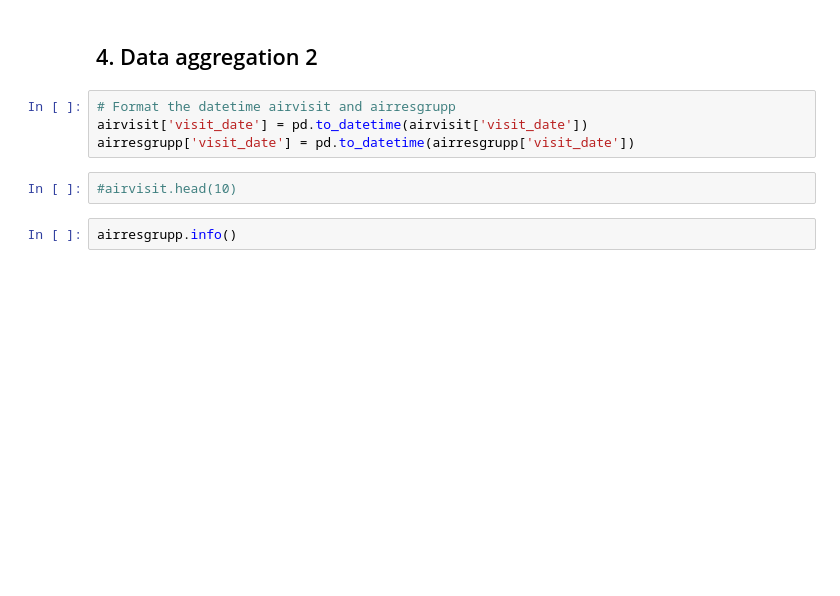
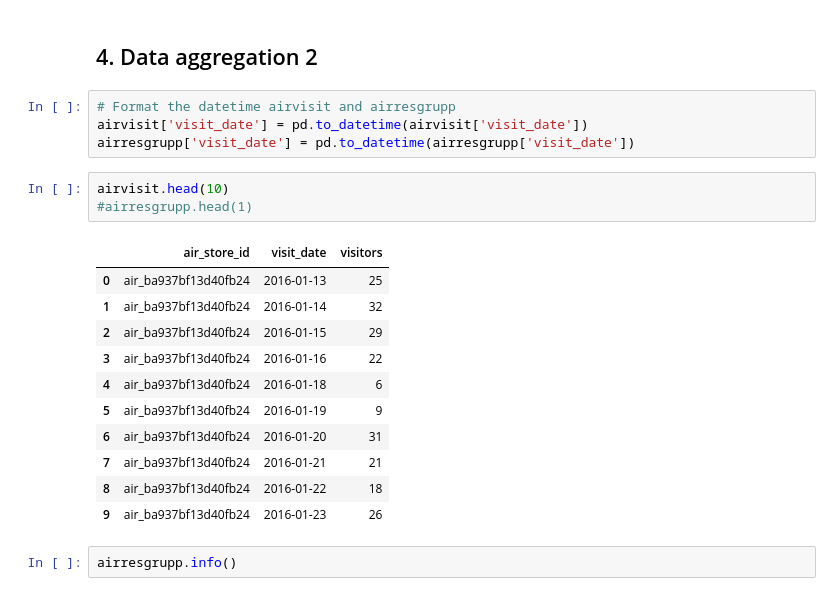
Before and after one commit to galiii/Recruit-Restaurant-Visitor-Forecasting1, a Jupyter notebook: eda/Data engineering-visit.ipynb, the cells around one changed output. Drawn from its saved outputs; the diff is of its cells as text; blank space fills up the shorter version.

```diff
--- a/eda/Data engineering-visit.ipynb
+++ b/eda/Data engineering-visit.ipynb
@@ -367,8 +380,21 @@ After each section we check that there are no null values
 # Format the datetime airvisit and airresgrupp
 airvisit['visit_date'] = pd.to_datetime(airvisit['visit_date'])
 airresgrupp['visit_date'] = pd.to_datetime(airresgrupp['visit_date'])
-# %%
-#airvisit.head(10)
+# %%
+airvisit.head(10)
+#airresgrupp.head(1)
+# %% [output]
+|  | air_store_id | visit_date | visitors |
+| 0 | air_ba937bf13d40fb24 | 2016-01-13 | 25 |
+| 1 | air_ba937bf13d40fb24 | 2016-01-14 | 32 |
+| 2 | air_ba937bf13d40fb24 | 2016-01-15 | 29 |
+| 3 | air_ba937bf13d40fb24 | 2016-01-16 | 22 |
+| 4 | air_ba937bf13d40fb24 | 2016-01-18 | 6 |
+| 5 | air_ba937bf13d40fb24 | 2016-01-19 | 9 |
+| 6 | air_ba937bf13d40fb24 | 2016-01-20 | 31 |
+| 7 | air_ba937bf13d40fb24 | 2016-01-21 | 21 |
+| 8 | air_ba937bf13d40fb24 | 2016-01-22 | 18 |
+| 9 | air_ba937bf13d40fb24 | 2016-01-23 | 26 |
 # %%
 airresgrupp.info()
 # %% [output]
```
Also changed, not shown: parts of 46 cells of this notebook, 3 other files.
